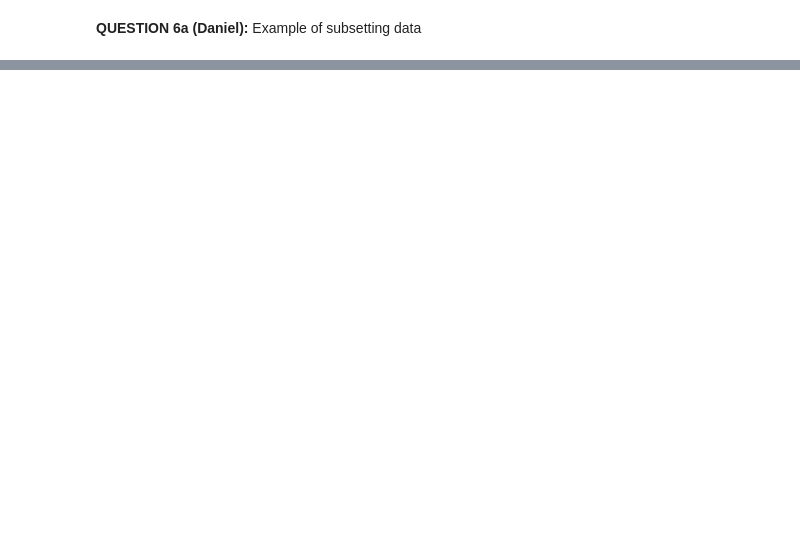
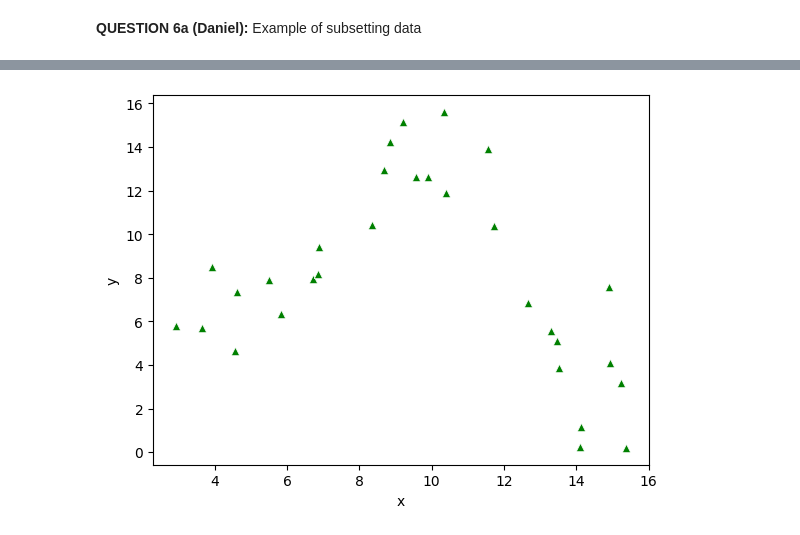
Before and after one commit to ksuaray/F23_697LAEP, a Jupyter notebook: STAT_697_+_LAEP_F23_Group_Notebook.ipynb, the cells around one changed output, grey strips where cells are left out. Drawn from its saved outputs; the diff is of its cells as text; code cells hidden in the pictures; blank space fills up the shorter version.

```diff
--- a/STAT_697_+_LAEP_F23_Group_Notebook.ipynb
+++ b/STAT_697_+_LAEP_F23_Group_Notebook.ipynb
@@ -139,0 +441,16 @@ Many similar questions can be used to slice the data and select a subset that is
+# %%
+import pandas as pd
+import seaborn as sns
+import matplotlib.pyplot as plt
+
+df=pd.read_csv("/content/MLData0.csv")
+
+sns.set(style = "whitegrid")
+
+plt.figure(figsize = (8,6))
+sns.scatterplot(data=df, x="x", y="y", marker="^", color="green", s = 100)
+
+plt.xlabel("x")
+plt.ylabel("y")
+plt.title("Scatterplot of MLData0.csv")
+plt.show()
@@ -139,0 +491,13 @@ Many similar questions can be used to slice the data and select a subset that is
+# %%
+#a.
+import pandas as pd
+df = pd.read_csv("/MLData0.csv")
+# %%
+#b.
+import matplotlib.pyplot as plt
+import seaborn as sns
+
+sns.scatterplot(x='x', y='y', data=df, marker='^', color='green')
+plt.show()
+# %% [output]
+[figure, added]
```
Also changed, not shown: parts of 96 cells of this notebook.
